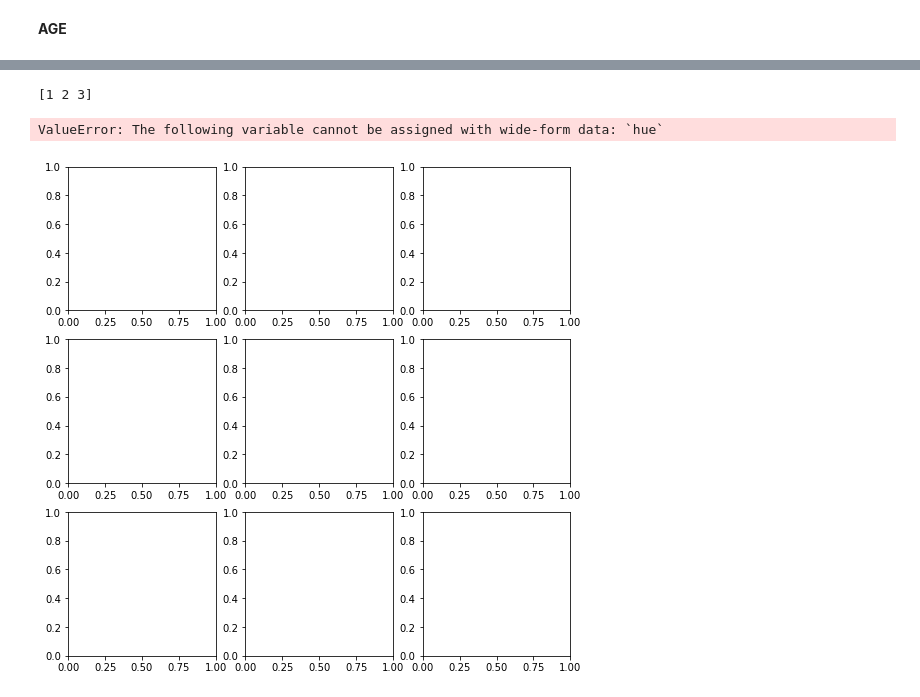
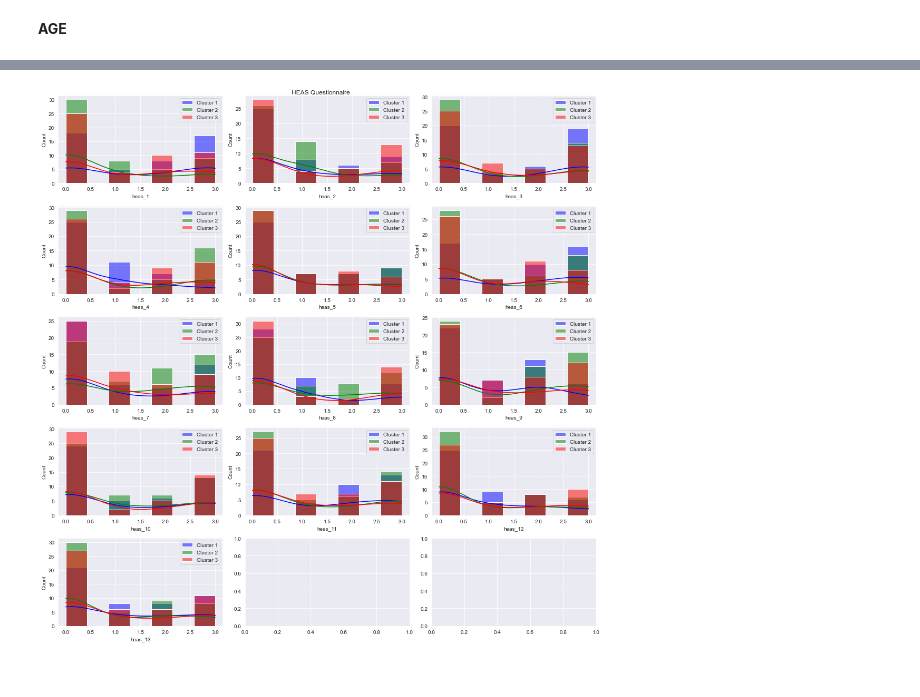
Before and after one commit to Flpp0/E-HealthProject, a Jupyter notebook: ComparisonBetweenClusters.ipynb, the cells around one changed output, grey strips where cells are left out. Cells and saved outputs as stored; diff of their text form; code cells hidden in the pictures.

Commit message:
Comparing the clusters' histograms

```diff
--- a/ComparisonBetweenClusters.ipynb
+++ b/ComparisonBetweenClusters.ipynb
@@ -67,0 +117,18 @@ plt.show()
+# %%
+questionnaire_columns_eheals = ['eheals_1', 'eheals_2', 'eheals_3', 'eheals_4', 'eheals_5',
+                                'eheals_6', 'eheals_7', 'eheals_8']
+
+# Create subplots for the histograms
+fig, axes = plt.subplots(nrows=3, ncols=3, figsize=(15, 15))
+axes = axes.flatten()
+x_val = [0, 1, 2, 3]
+
+for i, column_name in enumerate(questionnaire_columns_eheals):
+    sns.histplot(data=cluster1[column_name],ax=axes[i],color='blue', label='Cluster 1', kde=True)
+    sns.histplot(data=cluster2[column_name],ax=axes[i], color='green', label='Cluster 2', kde=True)
+    sns.histplot(data=cluster3[column_name],ax=axes[i], color='red', label='Cluster 3', kde=True)
+    axes[i].legend()
+
+plt.suptitle('E_HEALS Questionnaire')
+plt.tight_layout()
+plt.show()
@@ -68,20 +137,21 @@ plt.show()
 # %%
-questionnaire_columns_phq = ['phq_1', 'phq_2', 'phq_3', 'phq_4', 'phq_5', 'phq_6', 'phq_7', 'phq_8', 'phq_9']
+questionnaire_columns_heals = ['heas_1', 'heas_2', 'heas_3',
+                               'heas_4', 'heas_5', 'heas_6', 'heas_7', 'heas_8',
+                               'heas_9', 'heas_10','heas_11', 'heas_12', 'heas_13']
 
 # Create subplots for the histograms
-fig, axes = plt.subplots(nrows=3, ncols=3, figsize=(9, 9))
+fig, axes = plt.subplots(nrows=5, ncols=3, figsize=(15, 15))
 axes = axes.flatten()
 x_val = [0, 1, 2, 3]
 
-unique = np.unique(df['Cluster label'])
-print(unique)
-for i, column_name in enumerate(questionnaire_columns_phq):
-    sns.histplot(df[column_name],ax=axes[i], hue=df['Cluster label'])
+for i, column_name in enumerate(questionnaire_columns_heals):
+    sns.histplot(data=cluster1[column_name],ax=axes[i],color='blue', label='Cluster 1', kde=True)
+    sns.histplot(data=cluster2[column_name],ax=axes[i], color='green', label='Cluster 2', kde=True)
+    sns.histplot(data=cluster3[column_name],ax=axes[i], color='red', label='Cluster 3', kde=True)
+    axes[i].legend()
 
-plt.suptitle('PHQ Questionnaire')
+plt.suptitle('HEAS Questionnaire')
 plt.tight_layout()
 plt.show()
 # %% [output]
-[1 2 3]
-ValueError: The following variable cannot be assigned with wide-form data: `hue`
-[figure, old version]
+[figure, new version]
```
Also changed, not shown: parts of 6 cells of this notebook.
